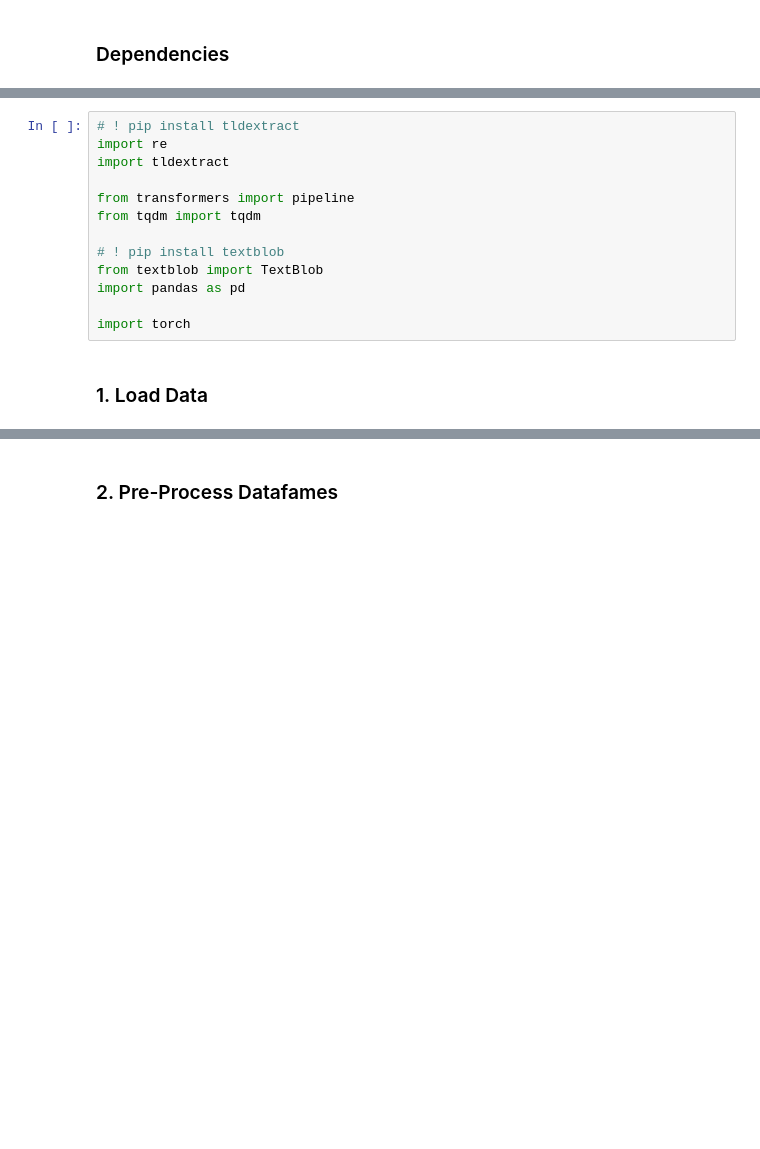
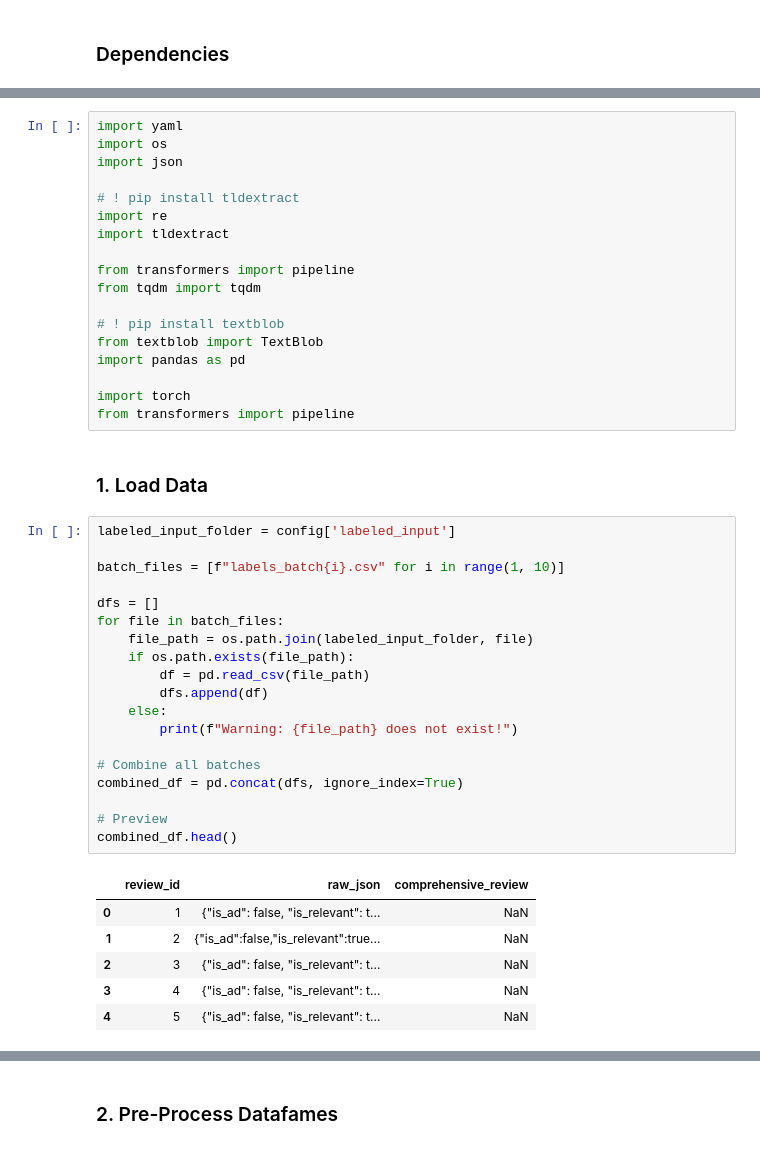
Before and after one commit to yuenning/3pandas, a Jupyter notebook: 04_model_training_and_inference.ipynb, the cells around one changed output, grey strips where cells are left out. Drawn from its saved outputs; the diff is of its cells as text; blank space fills up the shorter version.

```diff
--- a/04_model_training_and_inference.ipynb
+++ b/04_model_training_and_inference.ipynb
@@ -43,4 +55,8 @@ Requirement already satisfied: colorama in c:\users\ningy\appdata\local\programs
 # %%
+import yaml
+import os
+import json
+
 # ! pip install tldextract
 import re
 import tldextract
@@ -53,5 +69,32 @@ from textblob import TextBlob
 import pandas as pd
 
 import torch
+from transformers import pipeline
 # %% [markdown]
 ### 1. Load Data
+# %%
+labeled_input_folder = config['labeled_input']
+
+batch_files = [f"labels_batch{i}.csv" for i in range(1, 10)]
+
+dfs = []
+for file in batch_files:
+    file_path = os.path.join(labeled_input_folder, file)
+    if os.path.exists(file_path):
+        df = pd.read_csv(file_path)
+        dfs.append(df)
+    else:
+        print(f"Warning: {file_path} does not exist!")
+
+# Combine all batches
+combined_df = pd.concat(dfs, ignore_index=True)
+
+# Preview
+combined_df.head()
+# %% [output]
+|  | review_id | raw_json | comprehensive_review |
+| 0 | 1 | {"is_ad": false, "is_relevant": t... | NaN |
+| 1 | 2 | {"is_ad":false,"is_relevant":true... | NaN |
+| 2 | 3 | {"is_ad": false, "is_relevant": t... | NaN |
+| 3 | 4 | {"is_ad": false, "is_relevant": t... | NaN |
+| 4 | 5 | {"is_ad": false, "is_relevant": t... | NaN |
```
Also changed, not shown: parts of 6 cells of this notebook.
